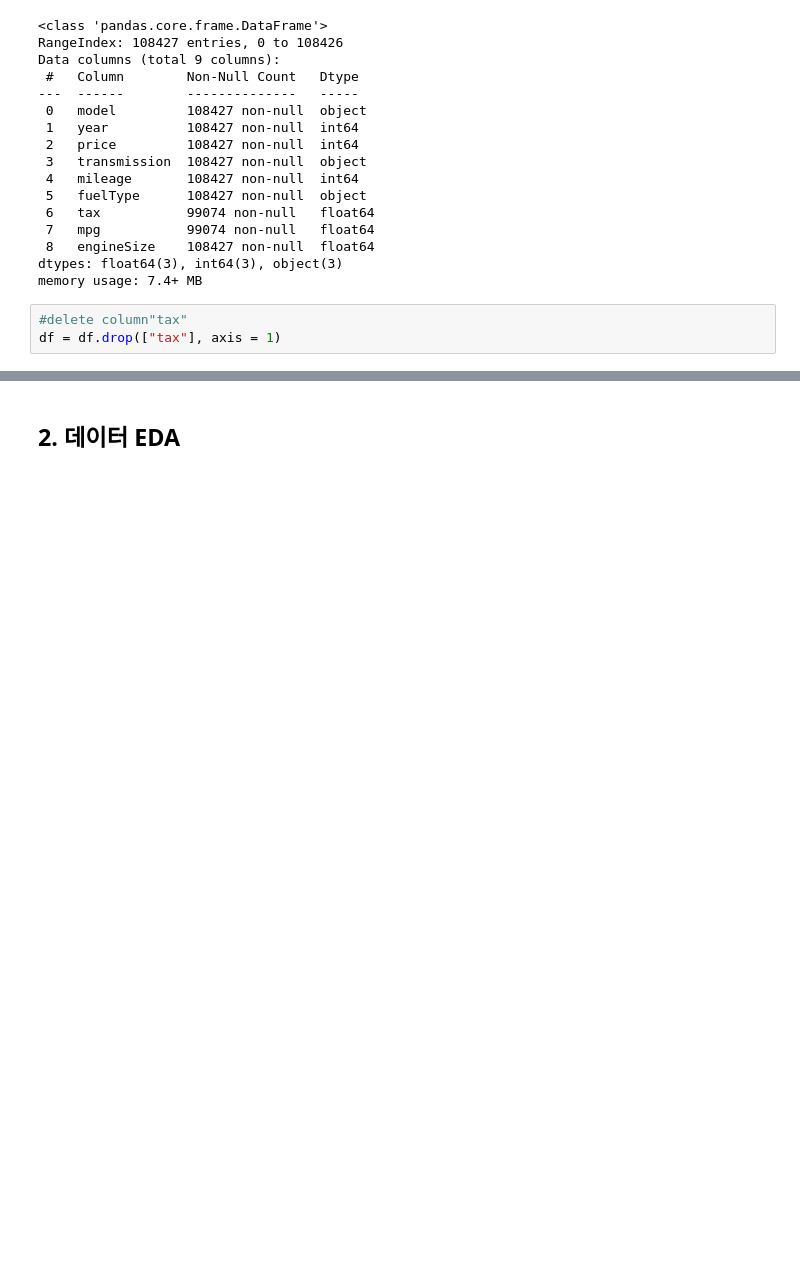
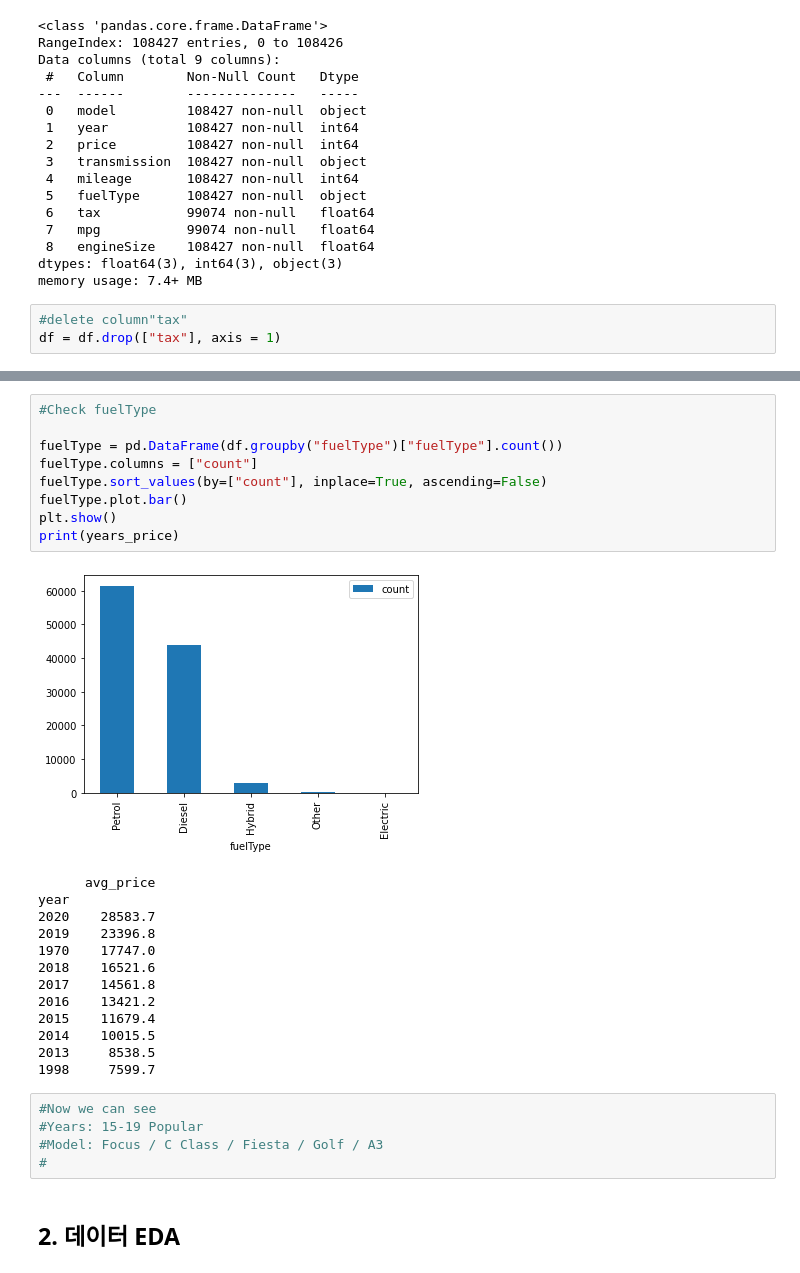
Before and after one commit to KYOH95/Project_2_Car_Analysis, a Jupyter notebook: Project2.ipynb, the cells around one changed output, grey strips where cells are left out. Saved outputs shown, nothing was run; the diff lists cells and outputs as text; blank space fills up the shorter version.

```diff
--- a/Project2.ipynb
+++ b/Project2.ipynb
@@ -166,3 +246,31 @@ year
+# %%
+#Check fuelType
+
+fuelType = pd.DataFrame(df.groupby("fuelType")["fuelType"].count())
+fuelType.columns = ["count"]
+fuelType.sort_values(by=["count"], inplace=True, ascending=False)
+fuelType.plot.bar()
+plt.show()
+print(years_price)
+# %% [output]
+[figure, added]
+      avg_price
+year
+2020    28583.7
+2019    23396.8
+1970    17747.0
+2018    16521.6
+2017    14561.8
+2016    13421.2
+2015    11679.4
+2014    10015.5
+2013     8538.5
+1998     7599.7
+# %%
+#Now we can see
+#Years: 15-19 Popular
+#Model: Focus / C Class / Fiesta / Golf / A3
+#
 # %% [markdown]
 ## 2. 데이터 EDA
 # %%
```
Also changed, not shown: parts of 8 cells of this notebook.
